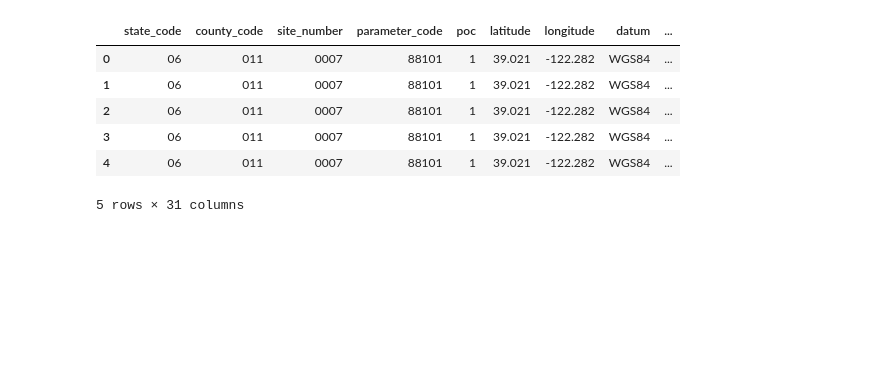
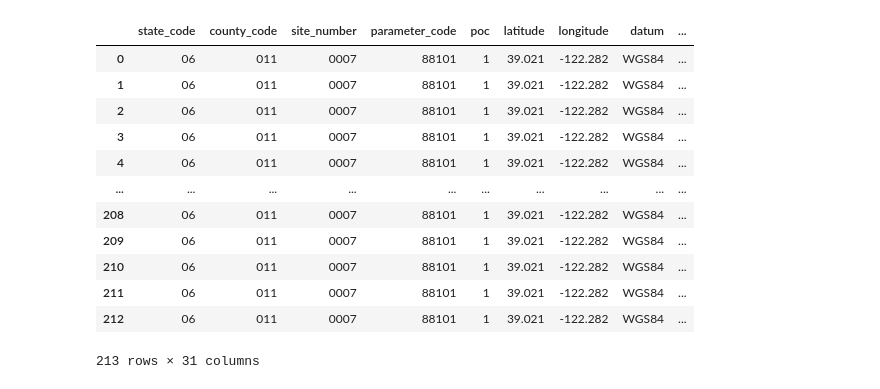
Before and after one commit to TrentELittle/Bootcamp-Project-2, a Jupyter notebook: Bootcamp-Project-2.ipynb, the cells around one changed output. Saved outputs shown, nothing was run; the diff lists cells and outputs as text; code cells hidden in the pictures; blank space fills up the shorter version.

```diff
--- a/Bootcamp-Project-2.ipynb
+++ b/Bootcamp-Project-2.ipynb
@@ -22,23 +22,29 @@ cali_data = []
 # %%
 # Create a DataFrame for California and pull carbon monoxide data from API
 cali_params = {"email" : email_address, "key" : aqs_api_key, "param" : "88101",
           "bdate" : "20200901", "edate" : "20200923", "state" : California}
 
 # Call to url
 cali_response = requests.get(sample_data_url, params = cali_params).json()
 cali_data.append(cali_response)
 cali_response
 
 cali_df = pd.DataFrame(cali_data[0]['Data']).round(3)
-cali_df.head()
+cali_df
 # %% [output]
 |  | state_code | county_code | site_number | parameter_code | poc | latitude | longitude | datum | ... |
 | 0 | 06 | 011 | 0007 | 88101 | 1 | 39.021 | -122.282 | WGS84 | ... |
 | 1 | 06 | 011 | 0007 | 88101 | 1 | 39.021 | -122.282 | WGS84 | ... |
 | 2 | 06 | 011 | 0007 | 88101 | 1 | 39.021 | -122.282 | WGS84 | ... |
 | 3 | 06 | 011 | 0007 | 88101 | 1 | 39.021 | -122.282 | WGS84 | ... |
 | 4 | 06 | 011 | 0007 | 88101 | 1 | 39.021 | -122.282 | WGS84 | ... |
+| ... | ... | ... | ... | ... | ... | ... | ... | ... | ... |
+| 208 | 06 | 011 | 0007 | 88101 | 1 | 39.021 | -122.282 | WGS84 | ... |
+| 209 | 06 | 011 | 0007 | 88101 | 1 | 39.021 | -122.282 | WGS84 | ... |
+| 210 | 06 | 011 | 0007 | 88101 | 1 | 39.021 | -122.282 | WGS84 | ... |
+| 211 | 06 | 011 | 0007 | 88101 | 1 | 39.021 | -122.282 | WGS84 | ... |
+| 212 | 06 | 011 | 0007 | 88101 | 1 | 39.021 | -122.282 | WGS84 | ... |
-5 rows × 31 columns
+213 rows × 31 columns
 # %%
 clean_cali_df=cali_df.drop(["state_code","arithmetic_mean","cbsa", "pollutant_standard", "county_code","site_number","parameter_code","datum","cbsa_code","poc","method_code","local_site_name","event_type","validity_indicator","method_code"], axis=1)
 clean_cali_df
```
Also changed, not shown: parts of 8 cells of this notebook, 2 other files.
